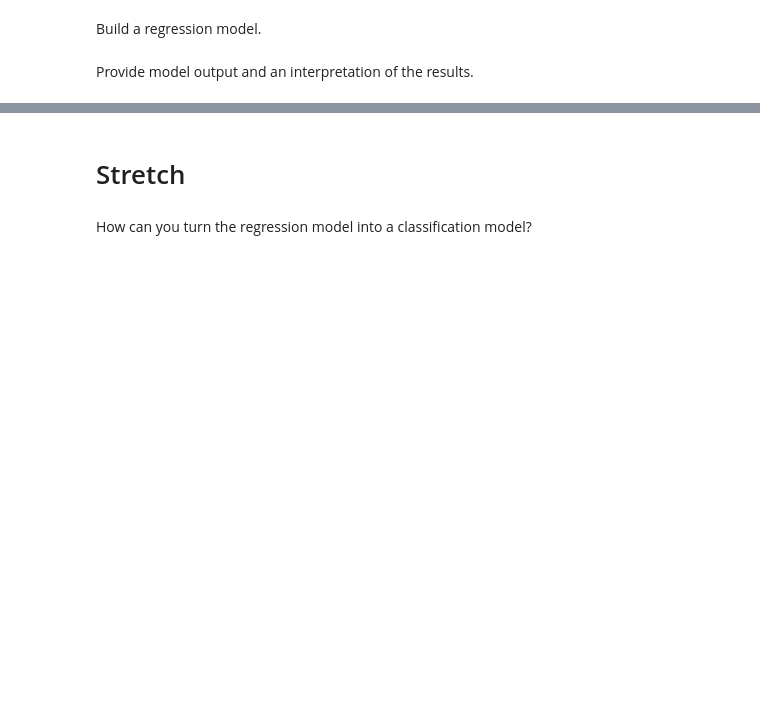
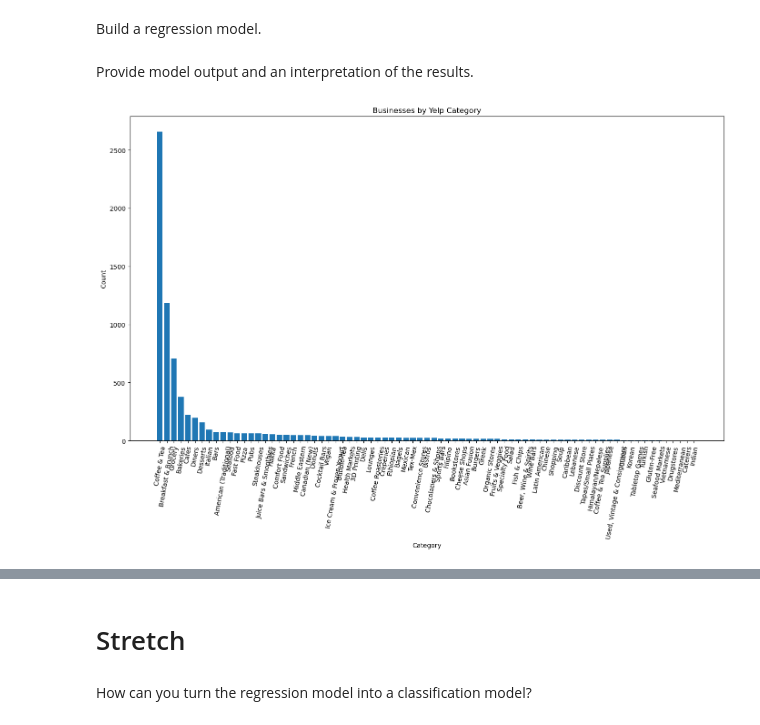
Before and after one commit to nasserothman/Python-Project, a Jupyter notebook: notebooks/model_building.ipynb, the cells around one changed output, grey strips where cells are left out. Drawn from its saved outputs; the diff is of its cells as text; code cells hidden in the pictures; blank space fills up the shorter version.

```diff
--- a/notebooks/model_building.ipynb
+++ b/notebooks/model_building.ipynb
@@ -2,3 +2,39 @@
 Build a regression model.
 # %% [markdown]
 Provide model output and an interpretation of the results.
+# %%
+#We're creating a bar chart using the Matplotlib data visualization library
+
+import pandas as pd
+import matplotlib.pyplot as plt
+
+# Define the file path for the CSV file
+csv_file_yelp = "yelp.csv"
+
+# Reading the data from the CSV file into a pandas DataFrame
+yelp_dataframe = pd.read_csv(csv_file_yelp)
+
+# Counting the number of businesses in each category
+category_counts = yelp_dataframe['POI_category'].value_counts()
+
+# Plotting the bar chart
+plt.figure(figsize=(14, 10))  # Increase the figure size (width, height)
+plt.bar(category_counts.index, category_counts.values)
+
+# Setting chart title and labels
+plt.title('Businesses by Yelp Category')
+plt.xlabel('Category')
+plt.ylabel('Count')
+
+# Rotate x-axis labels so it can be easily read
+plt.xticks(rotation=80)
+
+# Adjust plot layout
+plt.tight_layout()
+
+# Display the chart
+plt.show()
+
+#We noticed that Cofee&Tea POI was the most popular POI in that occured in the bikestations! Followed by Breakfast & Brunch.
+# %% [output]
+[figure, added]
```
Also changed, not shown: parts of 13 cells of this notebook, 9 other files.
